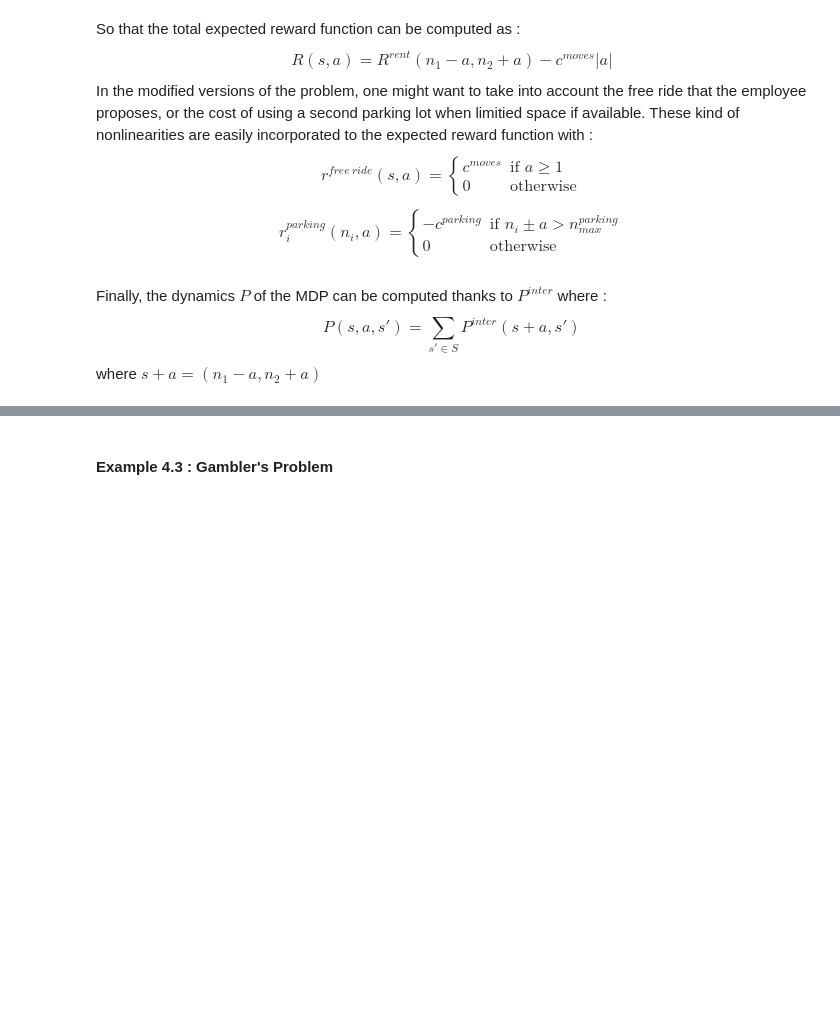
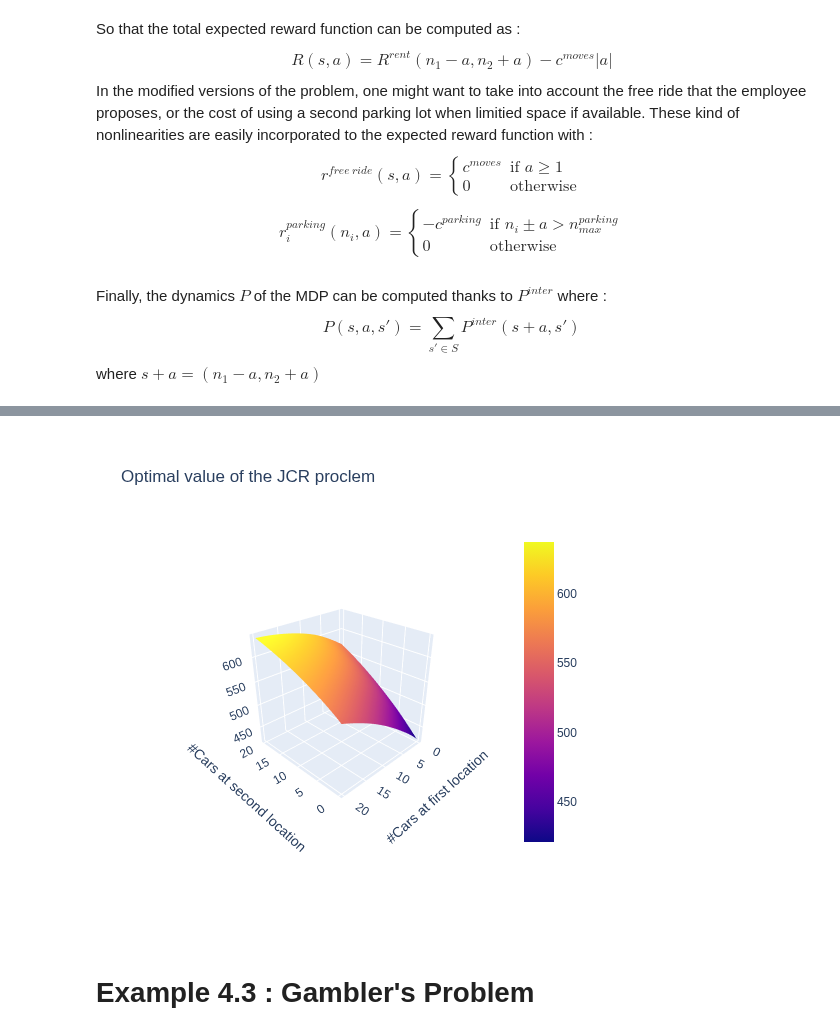
Before and after one commit to Salma-Hammani/Sutto-Barto-RL-exercises, a Jupyter notebook: Chapter4 - Dynamic Programming.ipynb, the cells around one changed output, grey strips where cells are left out. Cells and saved outputs as stored; diff of their text form; code cells hidden in the pictures; blank space fills up the shorter version.

```diff
--- a/Chapter4 - Dynamic Programming.ipynb
+++ b/Chapter4 - Dynamic Programming.ipynb
@@ -144,6 +150,7 @@ def plotPolicyJCR(policy):
     fig.show()
 # %%
-def plotValueJCR(V):
+# Plot a 3D surface of the value based on the number of cars at location 1 and 2
+def plotValueJCR(V, title):
     x = np.arange(maxCars + 1)
     y = np.arange(maxCars + 1)
 
@@ -152,7 +159,8 @@ def plotValueJCR(V):
 
     fig = go.Figure()
     fig.add_trace(go.Surface(x=x, y=y, z=Z))
-    fig.update_layout(width=400, height=400)
+    fig.update_layout(width=500, height=500, scene_camera=dict(eye=dict(x=-2, y=2, z=1.5)),
+                      title=title, scene_xaxis_title="#Cars at second location", scene_yaxis_title="#Cars at first location", scene_zaxis_title="")
 
     fig.show()
 # %%
@@ -234,3 +238,7 @@ iteration 4
+# %%
+plotValueJCR(vStarJCR, title="Optimal value of the JCR proclem")
+# %% [output]
+[figure, added]
 # %% [markdown]
-#### Example 4.3 : Gambler's Problem
+# Example 4.3 : Gambler's Problem
 # %%
```
Also changed, not shown: parts of 11 cells of this notebook.
